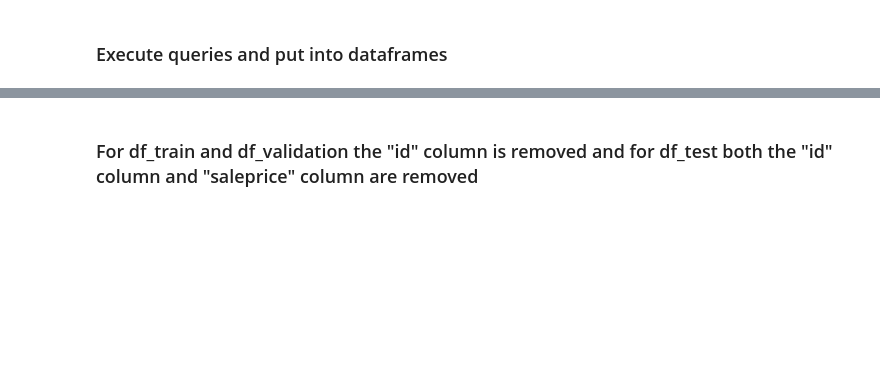
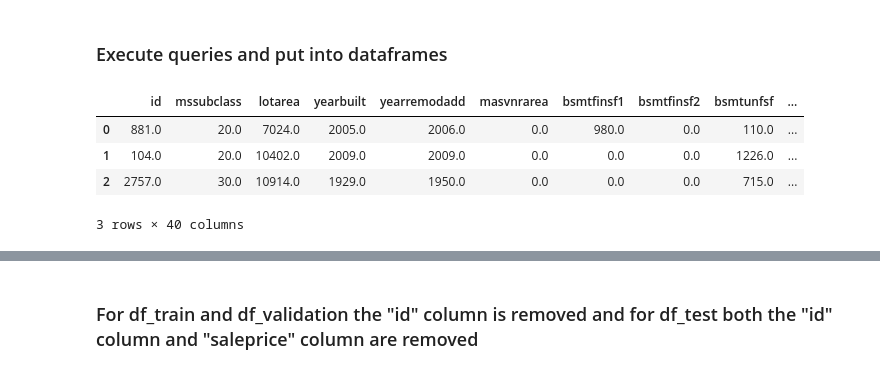
Before and after one commit to ithllc/AAI_540_SU_04, a Jupyter notebook: code/07_Train_Deploy_Test_Model.ipynb, the cells around one changed output, grey strips where cells are left out. Cells and saved outputs as stored; diff of their text form; code cells hidden in the pictures; blank space fills up the shorter version.

```diff
--- a/code/07_Train_Deploy_Test_Model.ipynb
+++ b/code/07_Train_Deploy_Test_Model.ipynb
@@ -131,3 +131,11 @@ df_test = pd.DataFrame()
 test_data_query.run(query_string=test_query, output_location='s3://'+bucket_name+'/query_results/test/')
 test_data_query.wait()
 df_test = test_data_query.as_dataframe()
+# %%
+df_test.head(3)
+# %% [output]
+|  | id | mssubclass | lotarea | yearbuilt | yearremodadd | masvnrarea | bsmtfinsf1 | bsmtfinsf2 | bsmtunfsf | ... |
+| 0 | 881.0 | 20.0 | 7024.0 | 2005.0 | 2006.0 | 0.0 | 980.0 | 0.0 | 110.0 | ... |
+| 1 | 104.0 | 20.0 | 10402.0 | 2009.0 | 2009.0 | 0.0 | 0.0 | 0.0 | 1226.0 | ... |
+| 2 | 2757.0 | 30.0 | 10914.0 | 1929.0 | 1950.0 | 0.0 | 0.0 | 0.0 | 715.0 | ... |
+3 rows × 40 columns
```
Also changed, not shown: parts of 18 cells of this notebook, 1 other file.
